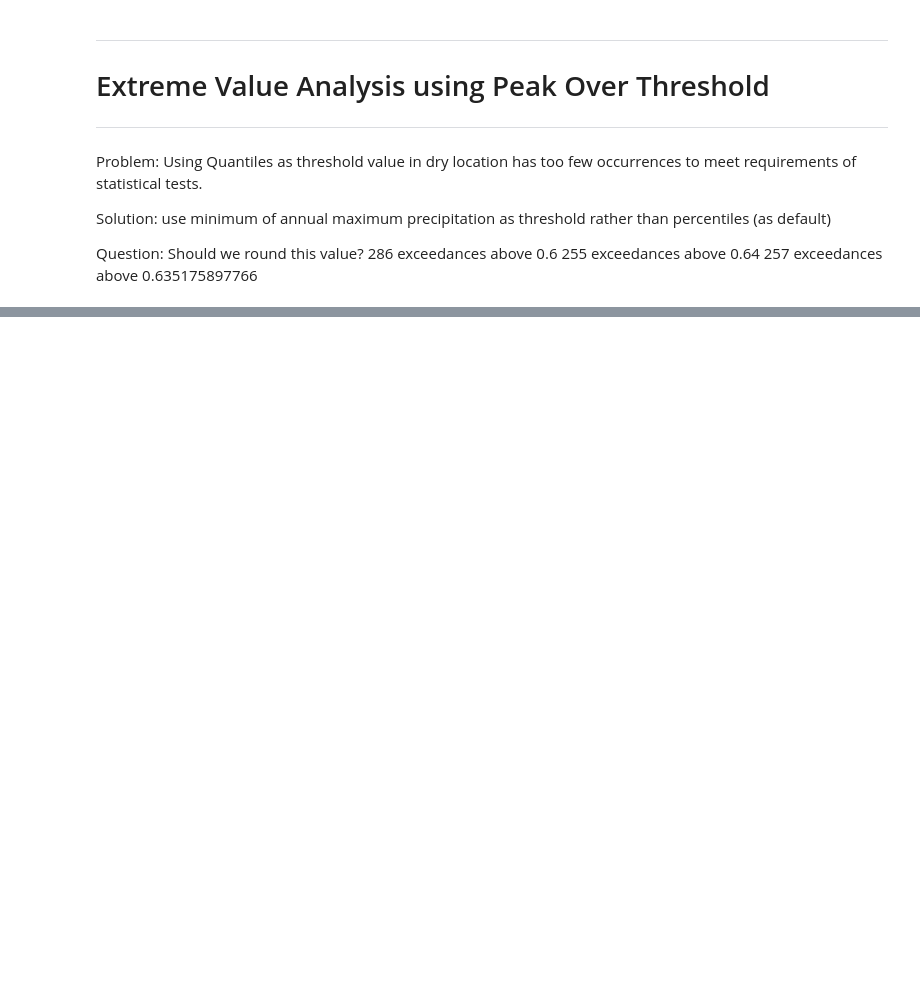
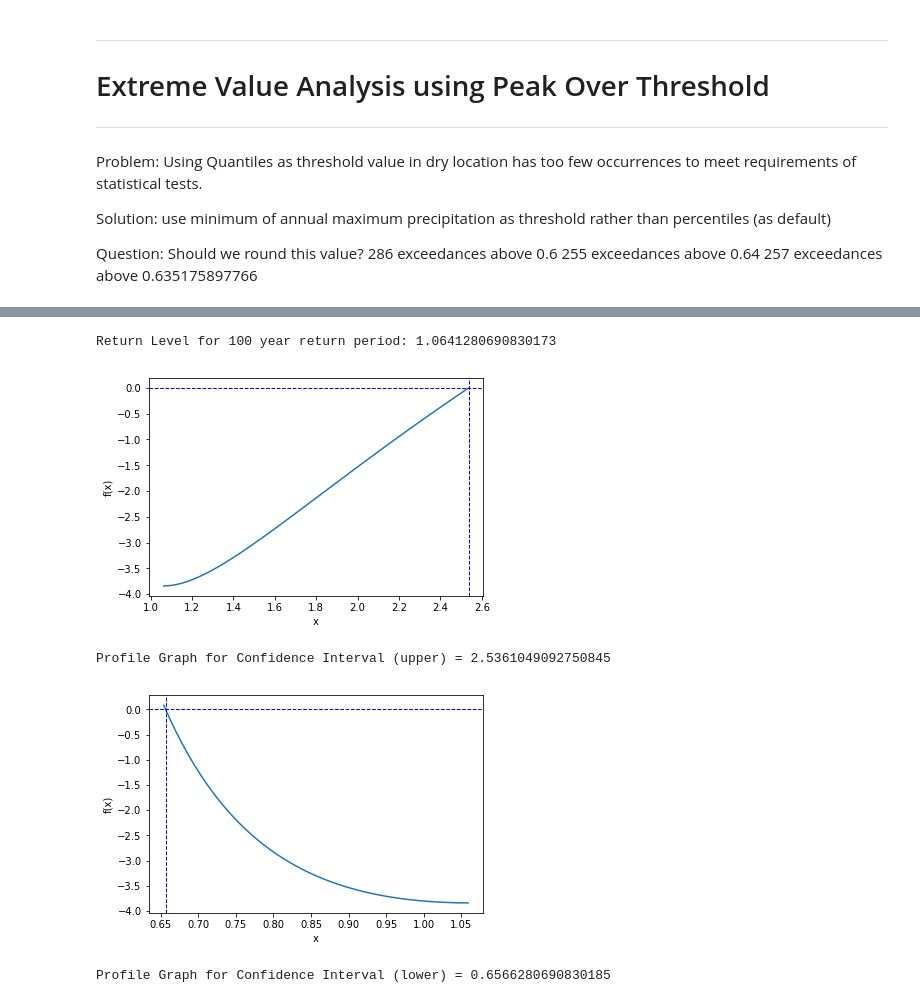
Before and after one commit to berkeley-gif/caladapt-docs, a Jupyter notebook: cookbook/precip_extreme_value_analysis-POT.ipynb, the cells around one changed output, grey strips where cells are left out. Cells and saved outputs as stored; diff of their text form; code cells hidden in the pictures; blank space fills up the shorter version.

```diff
--- a/cookbook/precip_extreme_value_analysis-POT.ipynb
+++ b/cookbook/precip_extreme_value_analysis-POT.ipynb
@@ -430,0 +554,9 @@ Confidence Interval (lower): 3.365955147163392
+# %%
+warnings.filterwarnings('ignore')
+returnLevelWithCI2(100, threshold, params[0], params[2], PDS)
+# %% [output]
+Return Level for 100 year return period: 1.0641280690830173
+[figure, added]
+Profile Graph for Confidence Interval (upper) = 2.5361049092750845
+[figure, added]
+Profile Graph for Confidence Interval (lower) = 0.6566280690830185
```
Also changed, not shown: parts of 13 cells of this notebook.
